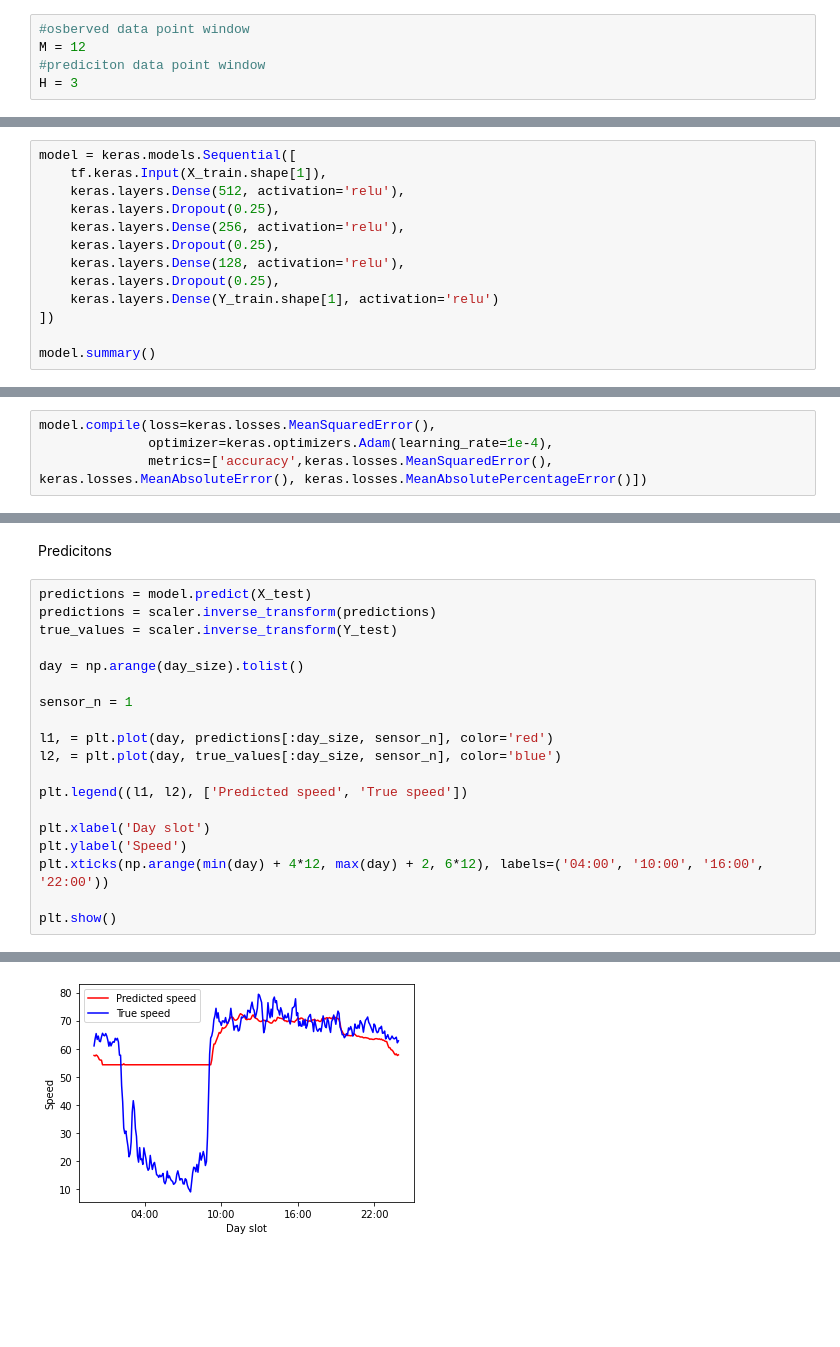
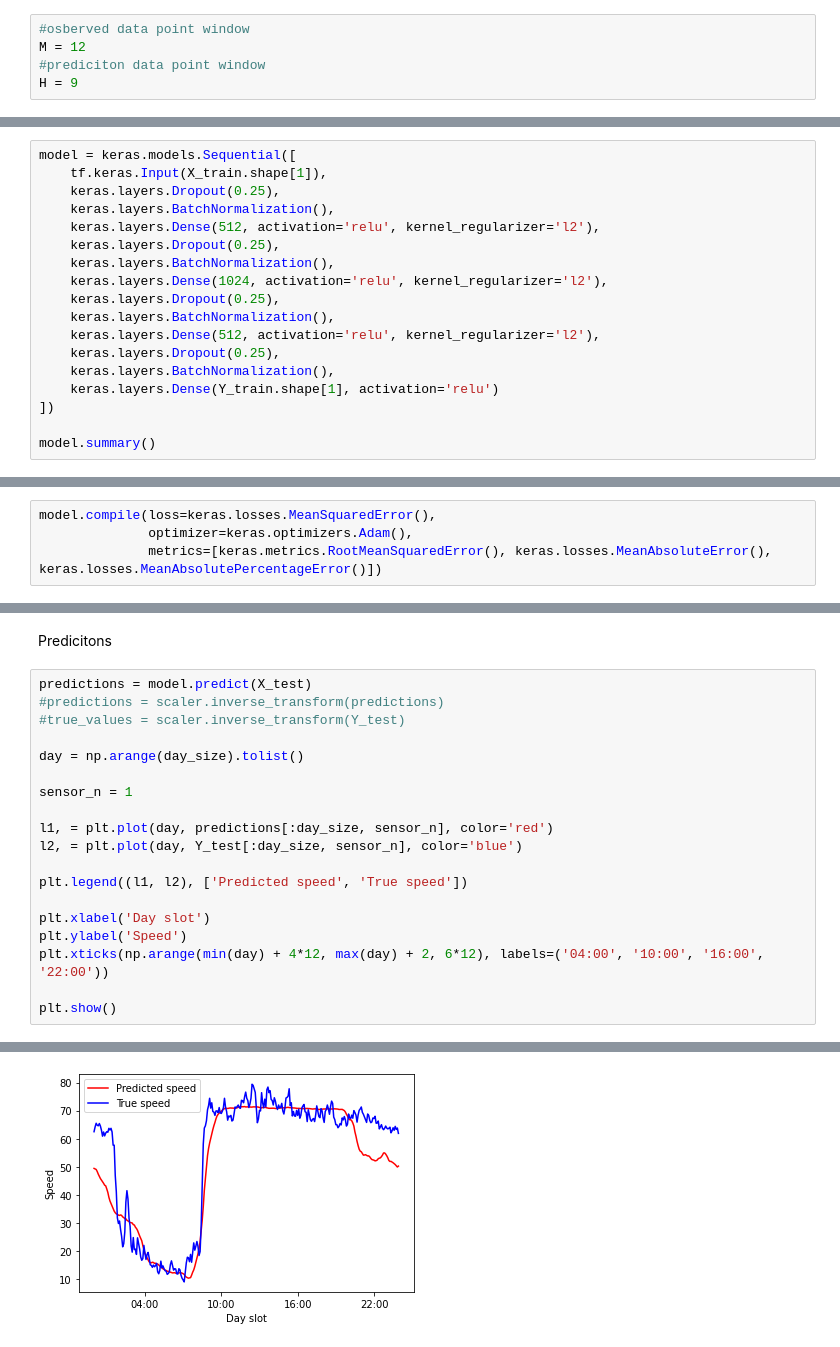
Before and after one commit to CristianBold4/LfN_project, a Jupyter notebook: NaivePredictors/TrafficRegressionPredictions.ipynb, the cells around one changed output, grey strips where cells are left out. Cells and saved outputs as stored; diff of their text form; blank space fills up the shorter version.

```diff
--- a/NaivePredictors/TrafficRegressionPredictions.ipynb
+++ b/NaivePredictors/TrafficRegressionPredictions.ipynb
@@ -89,7 +89,7 @@ tf.random.set_seed(123)
 #osberved data point window
 M = 12
 #prediciton data point window
-H = 3
+H = 9
 # %%
 def transform_data(data, M, H):
   n_sensors = data.shape[1]
@@ -142,12 +144,17 @@ Y test shape: (1887, 228)
 # %%
 model = keras.models.Sequential([
     tf.keras.Input(X_train.shape[1]),
-    keras.layers.Dense(512, activation='relu'),
     keras.layers.Dropout(0.25),
-    keras.layers.Dense(256, activation='relu'),
+    keras.layers.BatchNormalization(),
+    keras.layers.Dense(512, activation='relu', kernel_regularizer='l2'),
     keras.layers.Dropout(0.25),
-    keras.layers.Dense(128, activation='relu'),
+    keras.layers.BatchNormalization(),
+    keras.layers.Dense(1024, activation='relu', kernel_regularizer='l2'),
     keras.layers.Dropout(0.25),
+    keras.layers.BatchNormalization(),
+    keras.layers.Dense(512, activation='relu', kernel_regularizer='l2'),
+    keras.layers.Dropout(0.25),
+    keras.layers.BatchNormalization(),
     keras.layers.Dense(Y_train.shape[1], activation='relu')
 ])
 
@@ -173,6 +185,6 @@ _________________________________________________________________
 # %%
 model.compile(loss=keras.losses.MeanSquaredError(),
-              optimizer=keras.optimizers.Adam(learning_rate=1e-4),
-              metrics=['accuracy',keras.losses.MeanSquaredError(), keras.losses.MeanAbsoluteError(), keras.losses.MeanAbsolutePercentageError()])
+              optimizer=keras.optimizers.Adam(),
+              metrics=[keras.metrics.RootMeanSquaredError(), keras.losses.MeanAbsoluteError(), keras.losses.MeanAbsolutePercentageError()])
 # %%
 history = model.fit(X_train, Y_train, epochs=100, validation_data=(X_val, Y_val))
@@ -224,15 +214,15 @@ plt.show()
 Predicitons
 # %%
 predictions = model.predict(X_test)
-predictions = scaler.inverse_transform(predictions)
-true_values = scaler.inverse_transform(Y_test)
+#predictions = scaler.inverse_transform(predictions)
+#true_values = scaler.inverse_transform(Y_test)
 
 day = np.arange(day_size).tolist()
 
 sensor_n = 1
 
 l1, = plt.plot(day, predictions[:day_size, sensor_n], color='red')
-l2, = plt.plot(day, true_values[:day_size, sensor_n], color='blue')
+l2, = plt.plot(day, Y_test[:day_size, sensor_n], color='blue')
 
 plt.legend((l1, l2), ['Predicted speed', 'True speed'])
 
@@ -246 +236 @@ plt.show()
-[figure, old version]
+[figure, new version]
```
Also changed, not shown: parts of 19 cells of this notebook, 1 other file.
